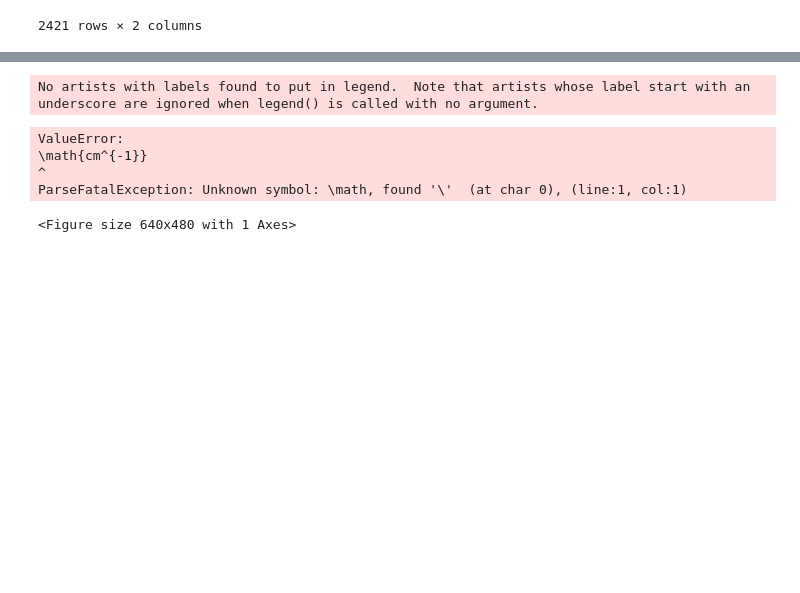
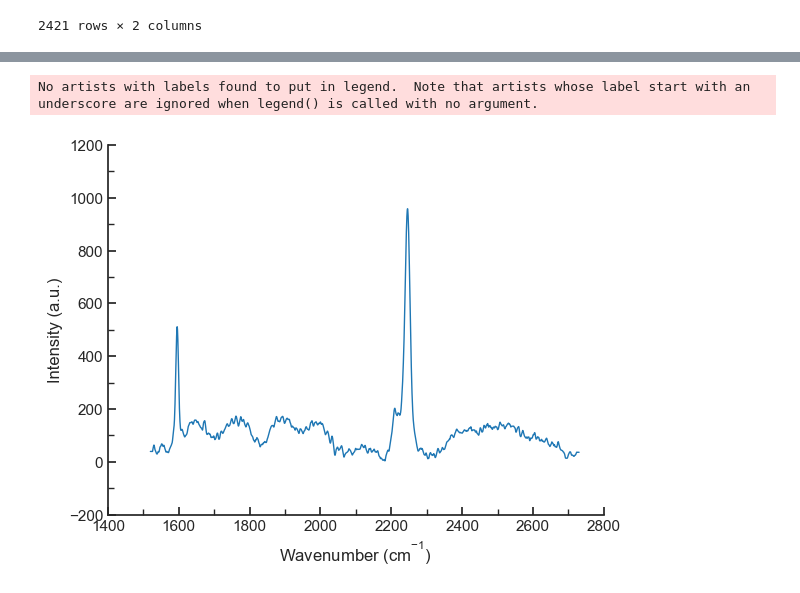
Before and after one commit to teamtran/data-visualizer, a Jupyter notebook: templates/raman_template.ipynb, the cells around one changed output, grey strips where cells are left out. Cells and saved outputs as stored; diff of their text form; code cells hidden in the pictures; blank space fills up the shorter version.

```diff
--- a/templates/raman_template.ipynb
+++ b/templates/raman_template.ipynb
@@ -13,8 +16,8 @@ from matplotlib.ticker import (MultipleLocator, AutoMinorLocator)
 # %%
 # Import style.json
 style_path: Path = Path.cwd().parent / 'style' / 'style.json'
-with open(style_path, 'r') as f:
-    style = json.load(f)
+with open(style_path, 'r') as f: # opens the style.json file
+    style: dict = json.load(f) # loads as a dictionary object
 # %%
 # Loading Data (data file must be in the same directory as jupyter notebook)
 # Import data from excel file
@@ -86,47 +89,46 @@ preprocessed_data
 # %%
 # Plot the data!
 # NOTE: User must change the sample names to the correct column names.
 # seaborn styles
 sns.set_style("ticks")
-sns.set_context("notebook") #, rc={'figure.figsize':(11.7,8.27)})
+sns.set_context("notebook") # gives the blank white background theme
+# sns.set_context("notebook", rc={'figure.figsize':(11.7,8.27)}) # sets the size of the figure
+
 # sns.set_theme(context="notebook", style="white", font="Helvetica")
 
 graph = sns.lineplot(
-    data=preprocessed_data,
-    x="Wavenumber ($\mathregular{cm^{-1}}$)",
-    y="Intensity (a.u.)",
+    data=preprocessed_data, # refers to dataframe that contains the data
+    x="Wavenumber ($\mathregular{cm^{-1}}$)", # refers to column header to get all the X data
+    y="Intensity (a.u.)", # refers to column header to get all the Y data
     palette="rocket_r",  #NOTE: User can change the palette here
-    linewidth=style["graph"]["line_thickness"],
+    linewidth=style["graph"]["default"]["line_thickness"], # refers to the thickness of the line in the graph (this is set in the style.json file)
 )
-sns.despine()
+sns.despine() # this removes the top and right spines of the graph
 
 graph.legend(
-    fontsize=style["legend"]["font_size"],
-    bbox_to_anchor=(0.7, 0.7),
-    title_fontsize=18,
-    shadow=False,
-    frameon=False,
+    fontsize=style["legend"]["font_size"], # refers to the font size of the legend (this is set in the style.json file)
+    bbox_to_anchor=(0.7, 0.7), # refers to the position of the legend anchored in the figure
+    title_fontsize=style["legend"]["title_font_size"], # refers to the font size of the legend title
+    shadow=False, # refers to whether the legend has a shadow or not
+    frameon=False, # refers to whether the legend has a frame or not
 )
 # font family
-plt.rcParams['font.family'] = style["graph"]["font_family"]
+plt.rcParams['font.family'] = style["graph"]["default"]["font_family"] # refers to the font family of the text in the graph (this is set in the style.json file)
 
 # y-axis and x-axis ticks
-graph.xaxis.set_minor_locator(AutoMinorLocator(2))
-graph.yaxis.set_minor_locator(AutoMinorLocator(2))
-graph.tick_params(axis="y", direction="in")
-graph.tick_params(axis="y", which="minor", length=4, direction="in")
-graph.tick_params(axis="x", which="minor", length=4, direction="out")
+graph.xaxis.set_minor_locator(AutoMinorLocator(2)) # value of AutoMinorLocator dictates number of minor ticks between major ticks in X axis
+graph.yaxis.set_minor_locator(AutoMinorLocator(2)) # value of AutoMinorLocator dictates number of minor ticks between major ticks in Y axis
+graph.tick_params(axis="y", direction="in") # direction of major ticks in Y-axis
+graph.tick_params(axis="x", direction="in") # direction of major ticks in X-axis
+graph.tick_params(axis="y", which="minor", length=4, direction="in") # direction and length of minor ticks in Y-axis
+graph.tick_params(axis="x", which="minor", length=4, direction="in") # direction and length of minor ticks in X-axis
 
 # NOTE: User can change the x and y limits here
 plt.xlim(1400, 2800)
 # NOTE: User can change the y limits here
 plt.ylim(-200, 1200)
 
 plt.show()
 # %% [output]
 No artists with labels found to put in legend.  Note that artists whose label start with an underscore are ignored when legend() is called with no argument.
-ValueError:
-\math{cm^{-1}}
-^
-ParseFatalException: Unknown symbol: \math, found '\'  (at char 0), (line:1, col:1)
-<Figure size 640x480 with 1 Axes>
+[figure, added]
```
Also changed, not shown: parts of 3 cells of this notebook, 6 other files.
